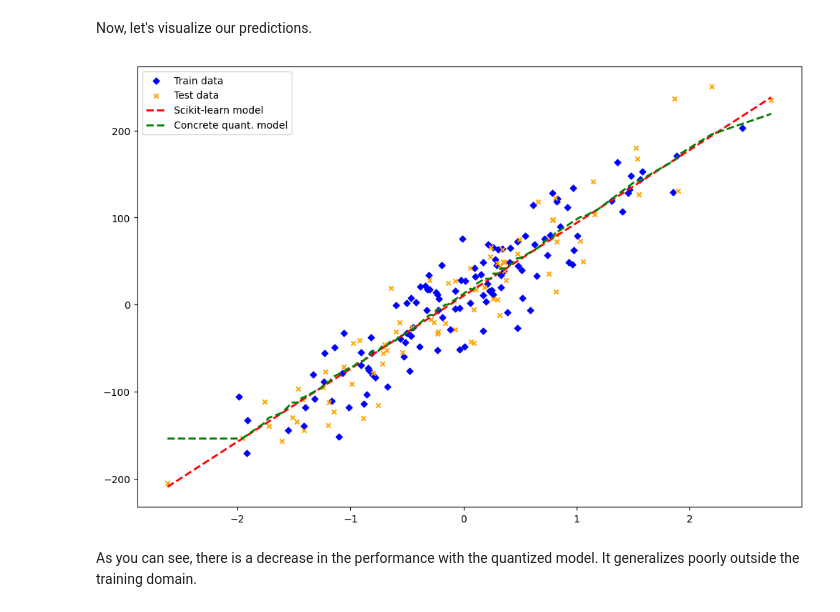
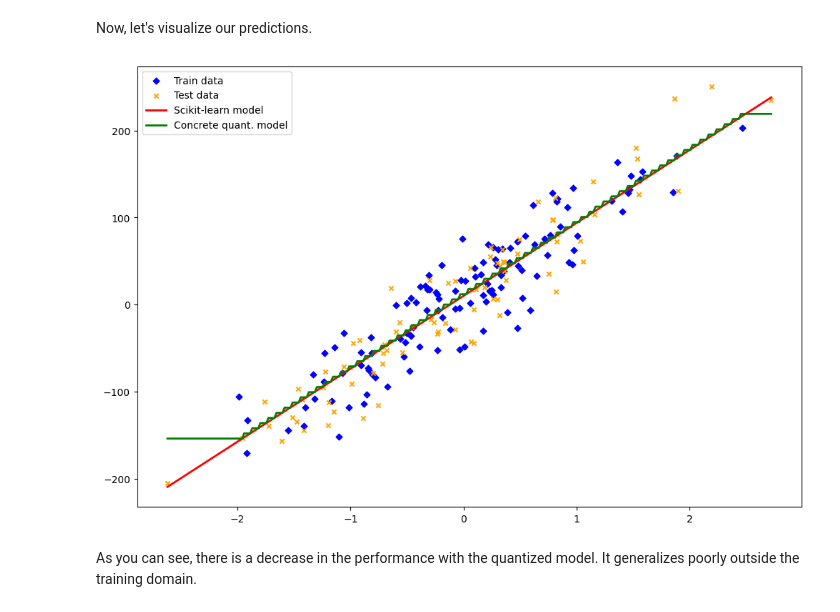
Before and after one commit to zama-ai/concrete-ml, a Jupyter notebook: docs/advanced_examples/LinearRegression.ipynb, the cells around one changed output. Drawn from its saved outputs; the diff is of its cells as text; code cells hidden in the pictures.

Commit message:
chore: improve first figure in LinearRegression

```diff
--- a/docs/advanced_examples/LinearRegression.ipynb
+++ b/docs/advanced_examples/LinearRegression.ipynb
@@ -136,6 +136,12 @@ linreg_concrete = ConcreteLinearRegression(
 # We train the concrete linear regression model on clear data
 linreg_concrete.fit(X_train, y_train)
 
+# We densify the space representation of the original X,
+# to better visualize the resulting step function in the following figure.
+x_space = np.linspace(X_test.min(), X_test.max(), num=300)
+x_space = x_space[:, np.newaxis]
+y_pred_q_space = linreg_concrete.predict(x_space)
+
 # Now, we can test our Concrete-ML model on the clear test data
 y_pred_q = linreg_concrete.predict(X_test)
 # %% [markdown]
@@ -143,17 +149,17 @@ Now, let's visualize our predictions.
 # %%
 plt.ioff()
 
 plt.clf()
 fig, ax = plt.subplots(1, figsize=(12, 8))
 fig.patch.set_facecolor("white")
 ax.scatter(X_train, y_train, c="blue", marker="D", s=20, label="Train data")
 ax.scatter(X_test, y_test, c="orange", marker="x", s=20, label="Test data")
-ax.plot(X_test, y_pred, c="red", linewidth=2, linestyle="dashed", label="Scikit-learn model")
-ax.plot(X_test, y_pred_q, c="green", linewidth=2, linestyle="dashed", label="Concrete quant. model")
+ax.plot(X_test, y_pred, c="red", linewidth=2, label="Scikit-learn model")
+ax.plot(x_space, y_pred_q_space, c="green", linewidth=2, label="Concrete quant. model")
 ax.legend()
 display(fig)
 # %% [output]
-[figure, old version]
+[figure, new version]
 # %% [markdown]
 As you can see, there is a decrease in the performance with the quantized model. It generalizes poorly outside the training domain.
 # %% [markdown]
```
Also changed, not shown: parts of 3 cells of this notebook, 1 other file.
